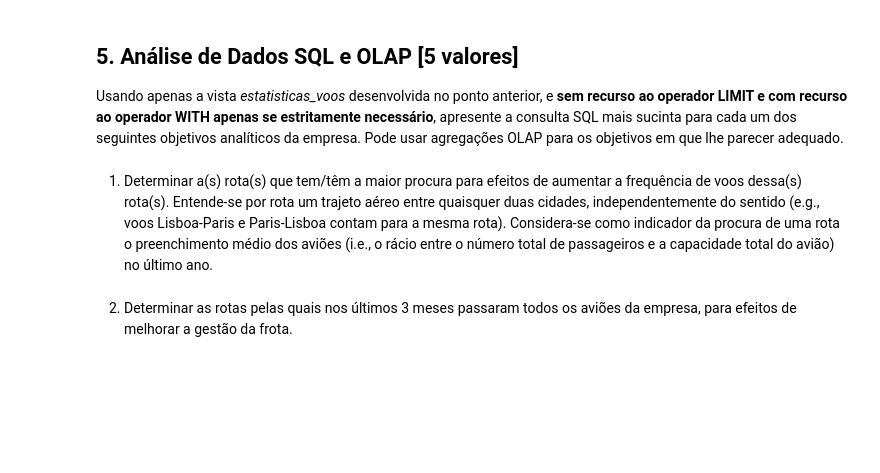
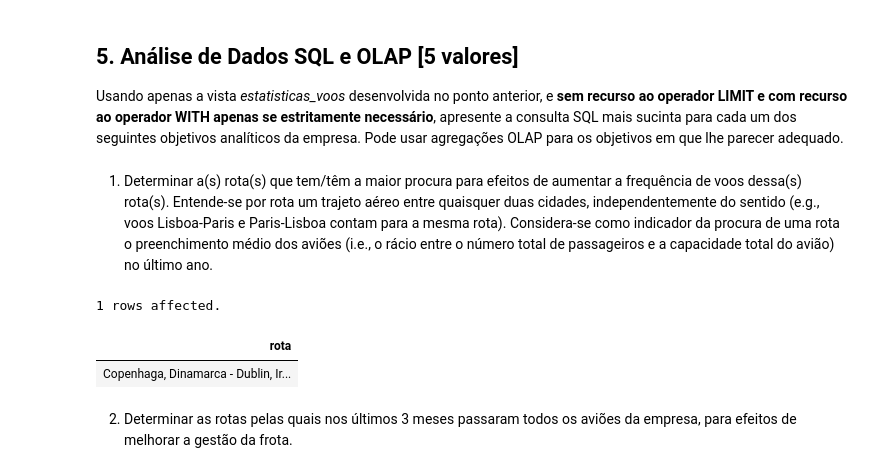
Before and after one commit to DuarteCruz6/projetoBD, a Jupyter notebook: Proj2/Projeto_E2/E2-report-25.ipynb, the cells around one changed output. Drawn from its saved outputs; the diff is of its cells as text; code cells hidden in the pictures; blank space fills up the shorter version.

```diff
--- a/Proj2/Projeto_E2/E2-report-25.ipynb
+++ b/Proj2/Projeto_E2/E2-report-25.ipynb
@@ -191,7 +255,32 @@ Usando apenas a vista *estatisticas_voos* desenvolvida no ponto anterior, e **se
 1. Determinar a(s) rota(s) que tem/têm a maior procura para efeitos de aumentar a frequência de voos dessa(s) rota(s). Entende-se por rota um trajeto aéreo entre quaisquer duas cidades,  independentemente do sentido (e.g., voos Lisboa-Paris e Paris-Lisboa contam para a mesma rota). Considera-se como indicador da procura de uma rota o preenchimento médio dos aviões (i.e., o rácio entre o número total de passageiros e a capacidade total do avião) no último ano.
 # %%
 %%sql
--- SELECT ...
+
+SELECT
+    sub.rota
+FROM (
+    SELECT
+        CASE
+            WHEN voo.cidade_partida < voo.cidade_chegada OR (voo.cidade_partida = voo.cidade_chegada AND voo.pais_partida < voo.pais_chegada) THEN
+                voo.cidade_partida || ', ' || voo.pais_partida || ' - ' || voo.cidade_chegada || ', ' || voo.pais_chegada
+            ELSE
+                voo.cidade_chegada || ', ' || voo.pais_chegada || ' - ' || voo.cidade_partida || ', ' || voo.pais_partida
+        END AS rota,
+        DENSE_RANK() OVER (ORDER BY AVG(CAST((voo.passageiros_1c + voo.passageiros_2c) AS NUMERIC) / (voo.assentos_1c + voo.assentos_2c)) DESC) AS rank_preenchimento
+    FROM
+        estatisticas_voos voo
+    WHERE
+        (voo.assentos_1c + voo.assentos_2c) > 0
+        AND voo.hora_partida >= (CURRENT_TIMESTAMP - INTERVAL '1 year')
+    GROUP BY
+        rota
+) AS sub
+WHERE
+    sub.rank_preenchimento = 1;
+# %% [output]
+1 rows affected.
+| rota |
+| Copenhaga, Dinamarca - Dublin, Ir... |
 # %% [markdown]
 2. Determinar as rotas pelas quais nos últimos 3 meses passaram todos os aviões da empresa, para efeitos de melhorar a gestão da frota.
 # %%
```
Also changed, not shown: parts of 5 cells of this notebook.
